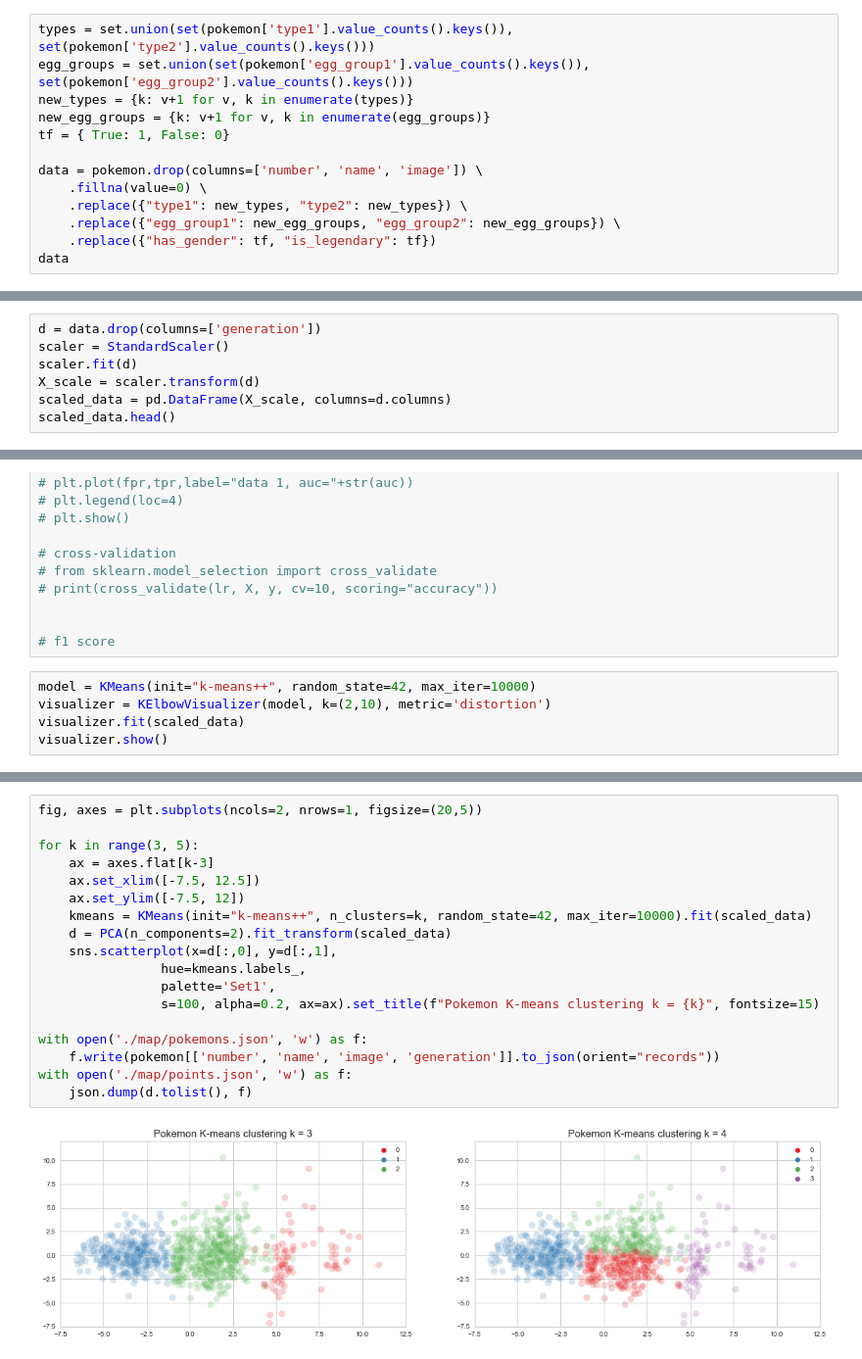
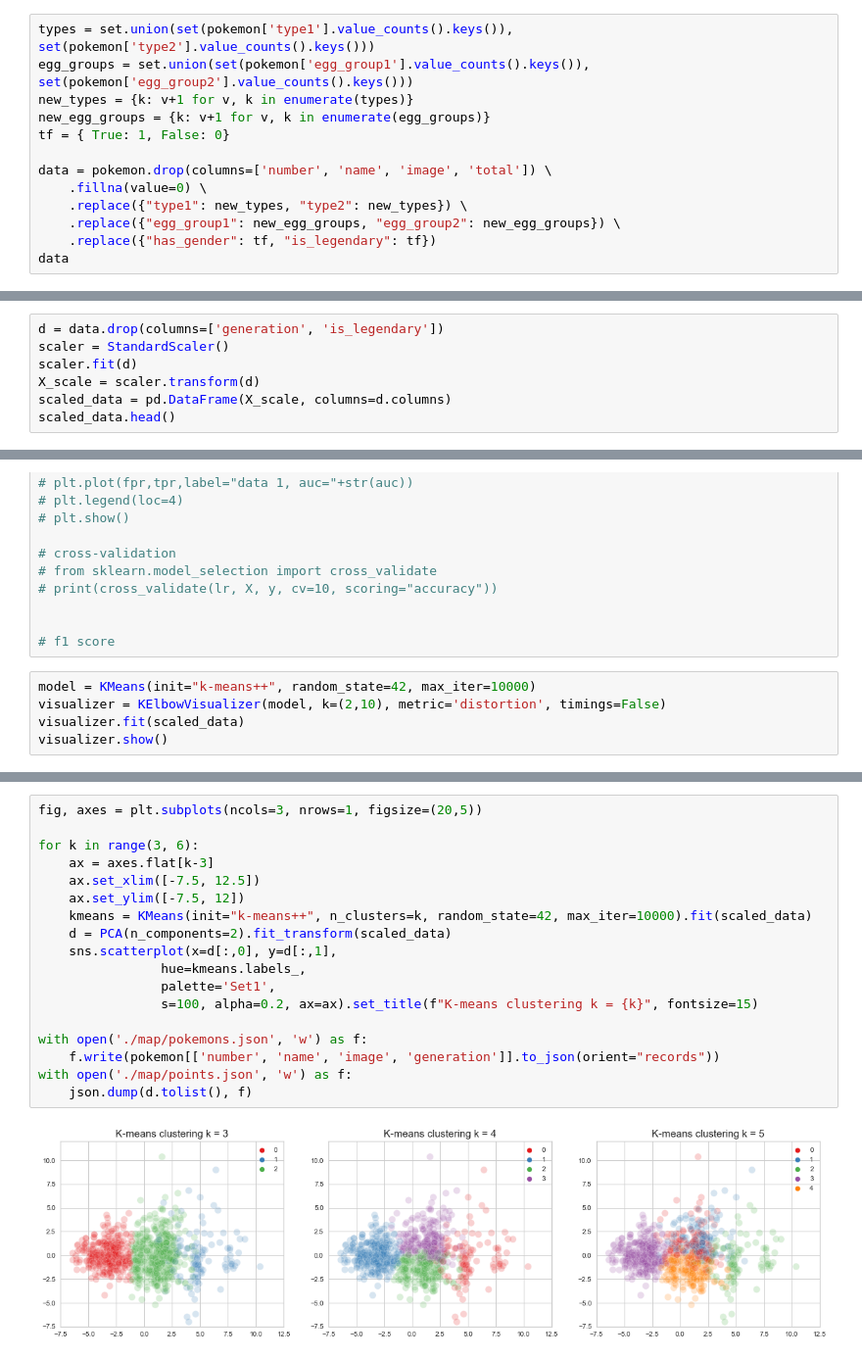
Before and after one commit to wangzuo/pokemon-ml, a Jupyter notebook: pokemon.ipynb, the cells around one changed output, grey strips where cells are left out. Shown at 98% size. Drawn from its saved outputs; the diff is of its cells as text.

```diff
--- a/pokemon.ipynb
+++ b/pokemon.ipynb
@@ -51,7 +55,7 @@ new_types = {k: v+1 for v, k in enumerate(types)}
 new_egg_groups = {k: v+1 for v, k in enumerate(egg_groups)}
 tf = { True: 1, False: 0}
 
-data = pokemon.drop(columns=['number', 'name', 'image']) \
+data = pokemon.drop(columns=['number', 'name', 'image', 'total']) \
     .fillna(value=0) \
     .replace({"type1": new_types, "type2": new_types}) \
     .replace({"egg_group1": new_egg_groups, "egg_group2": new_egg_groups}) \
@@ -74,5 +78,5 @@ data
 # %%
-d = data.drop(columns=['generation'])
+d = data.drop(columns=['generation', 'is_legendary'])
 scaler = StandardScaler()
 scaler.fit(d)
 X_scale = scaler.transform(d)
@@ -191,7 +195,7 @@ Name: is_legendary, dtype: int64
 # f1 score
 # %%
 model = KMeans(init="k-means++", random_state=42, max_iter=10000)
-visualizer = KElbowVisualizer(model, k=(2,10), metric='distortion')
+visualizer = KElbowVisualizer(model, k=(2,10), metric='distortion', timings=False)
 visualizer.fit(scaled_data)
 visualizer.show()
 # %% [output]
@@ -216,20 +220,20 @@ for gen in range(1, 9):
 # %%
-fig, axes = plt.subplots(ncols=2, nrows=1, figsize=(20,5))
+fig, axes = plt.subplots(ncols=3, nrows=1, figsize=(20,5))
 
-for k in range(3, 5):
+for k in range(3, 6):
     ax = axes.flat[k-3]
     ax.set_xlim([-7.5, 12.5])
     ax.set_ylim([-7.5, 12])
     kmeans = KMeans(init="k-means++", n_clusters=k, random_state=42, max_iter=10000).fit(scaled_data)
     d = PCA(n_components=2).fit_transform(scaled_data)
     sns.scatterplot(x=d[:,0], y=d[:,1],
                 hue=kmeans.labels_,
                 palette='Set1',
-                s=100, alpha=0.2, ax=ax).set_title(f"Pokemon K-means clustering k = {k}", fontsize=15)
+                s=100, alpha=0.2, ax=ax).set_title(f"K-means clustering k = {k}", fontsize=15)
 
 with open('./map/pokemons.json', 'w') as f:
     f.write(pokemon[['number', 'name', 'image', 'generation']].to_json(orient="records"))
 with open('./map/points.json', 'w') as f:
     json.dump(d.tolist(), f)
 # %% [output]
-[figure, old version]
+[figure, new version]
```
Also changed, not shown: parts of 17 cells of this notebook, 4 other files.
